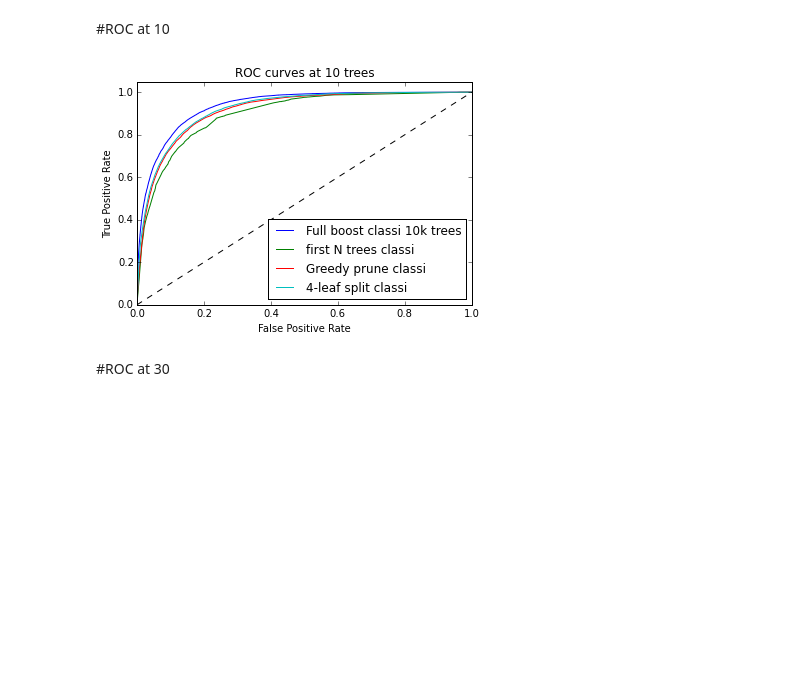
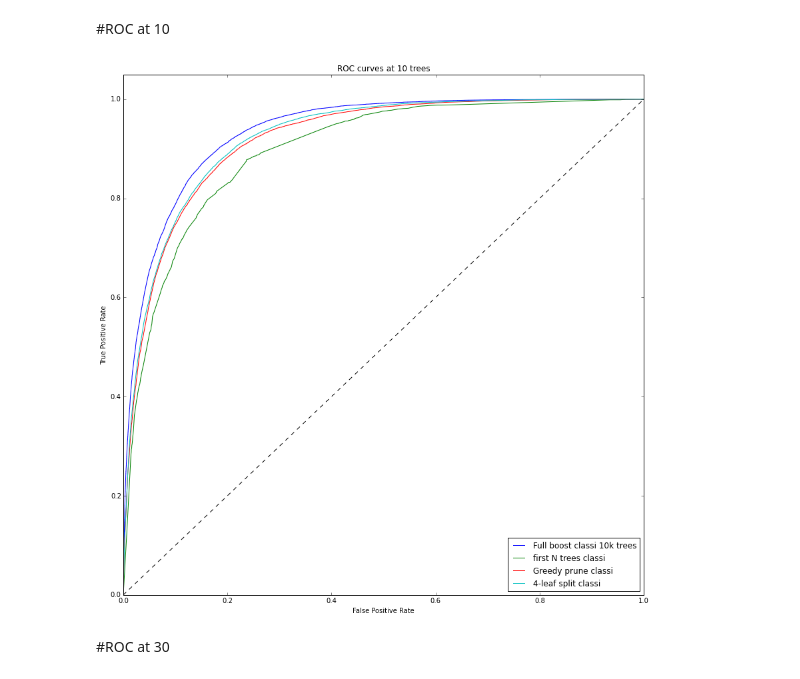
Before and after one commit to BladeCarrier/mining_GIMMEREALPROBLEMPLS, a Jupyter notebook: YAD_pruner/pruning_mnet/greeedy-spatial-less-messy.ipynb, the cells around one changed output. Drawn from its saved outputs; the diff is of its cells as text; code cells hidden in the pictures; blank space fills up the shorter version.

```diff
--- a/YAD_pruner/pruning_mnet/greeedy-spatial-less-messy.ipynb
+++ b/YAD_pruner/pruning_mnet/greeedy-spatial-less-messy.ipynb
@@ -299,3 +314,4 @@ trainFactory.weights[trainFactory.labels == 1] *= sum_n/sum_p
 # %%
-#res_greedy = greed_up_features_bfs(trees,trainFactory,LogLoss,0.1,1,300,1500,True,0.99,0)
-res_greedy = joblib.load("greedy 300 trees")
+%%time
+res_greedy = greed_up_features_bfs(trees,trainFactory,LogLoss,.3,1,100,100,True,1.,0,regularizer=0.000784338332183)
+#res_greedy = joblib.load("greedy 100 trees")
@@ -314,3 +348,3 @@ print "well..."
 well...
 # %%
-_ = joblib.dump(res_greedy,"greedy 300 trees")
+_ = joblib.dump(res_greedy,"greedy 100 trees")
@@ -454,7 +486,8 @@ def train_splitted_boosts( trees,
                            trees_sample_size,
                            verbose = True,
                            learning_rate_decay = 1.,
-                           trees_sample_increase = 0):
+                           trees_sample_increase = 0,
+                           regularizer = 0.):
     """
     make greedy prune for every leaf in split
     """
@@ -478,7 +511,8 @@ def train_splitted_boosts( trees,
                            trees_sample_size,
                            verbose,
                            learning_rate_decay,
-                           trees_sample_increase
+                           trees_sample_increase,
+                           regularizer
                            ))
     #same stuff in JL
     #tasks = [joblib.delayed(
@@ -497,5 +531,6 @@ def train_splitted_boosts( trees,
 
     return {leaves[i]:classis[i] for i in range(len(leaves))}
 # %%
-#trees_splitted = train_splitted_boosts(trees, trainFactory,criteria,LogLoss,0.1,1,300,1500,True,0.99)
-criteria, trees_splitted = joblib.load("splitted 300 trees")
+%%time
+trees_splitted = train_splitted_boosts(trees, trainFactory,criteria[:2],LogLoss,0.3,1,100,100,True,regularizer =0.000784338332183/4)
+#criteria, trees_splitted = joblib.load("splitted 100 trees")
@@ -566,31 +621,31 @@ y_pred_stupid_10 = testFactory.predict(trees[:10])
 y_pred_splitted_10 =  predict_splitted(testFactory,criteria[:2], {code:trees_splitted[code][:10] for code in trees_splitted})
 # %%
 # Plot ROC curve
-plt.figure()
+plt.figure(figsize = [14,14])
 fpr, tpr, _ = metrics.roc_curve(Yts, y_pred_full,sample_weight=testFactory.weights)
 plt.plot(fpr, tpr,
          label='Full boost classi 10k trees')
 fpr, tpr, _ = metrics.roc_curve(Yts, y_pred_stupid_10,sample_weight=testFactory.weights)
 plt.plot(fpr, tpr,
          label='first N trees classi')
 fpr, tpr, _ = metrics.roc_curve(Yts, y_pred_greedy_10,sample_weight=testFactory.weights)
 plt.plot(fpr, tpr,
          label='Greedy prune classi')
 fpr, tpr, _ = metrics.roc_curve(Yts, y_pred_splitted_10,sample_weight=testFactory.weights)
 plt.plot(fpr, tpr,
          label='4-leaf split classi')
 
 
 plt.plot([0, 1], [0, 1], 'k--')
 plt.xlim([0.0, 1.0])
 plt.ylim([0.0, 1.05])
 plt.xlabel('False Positive Rate')
 plt.ylabel('True Positive Rate')
 plt.title('ROC curves at 10 trees')
 plt.legend(loc="lower right")
 plt.show()
 # %% [output]
-[figure, old version]
+[figure, new version]
 # %% [markdown]
 #ROC at 30
 # %%
```
Also changed, not shown: parts of 19 cells of this notebook, 1 other file.
